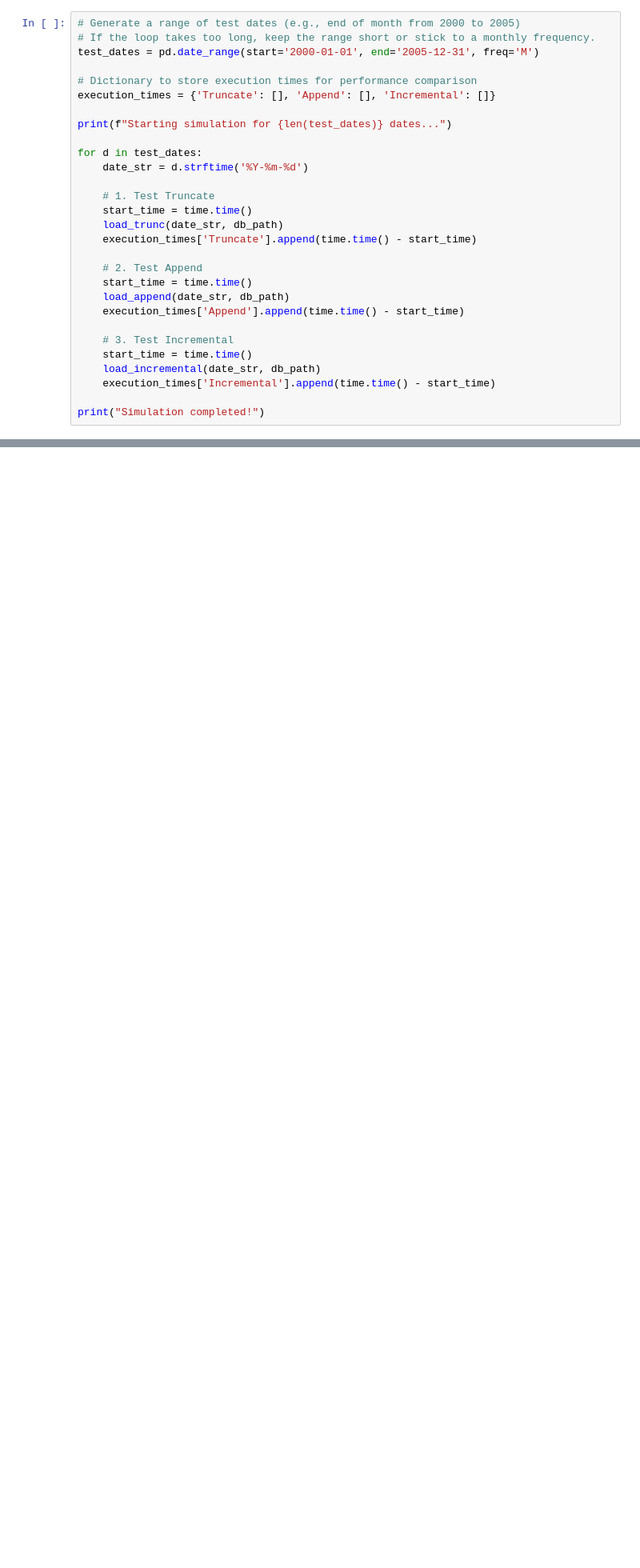
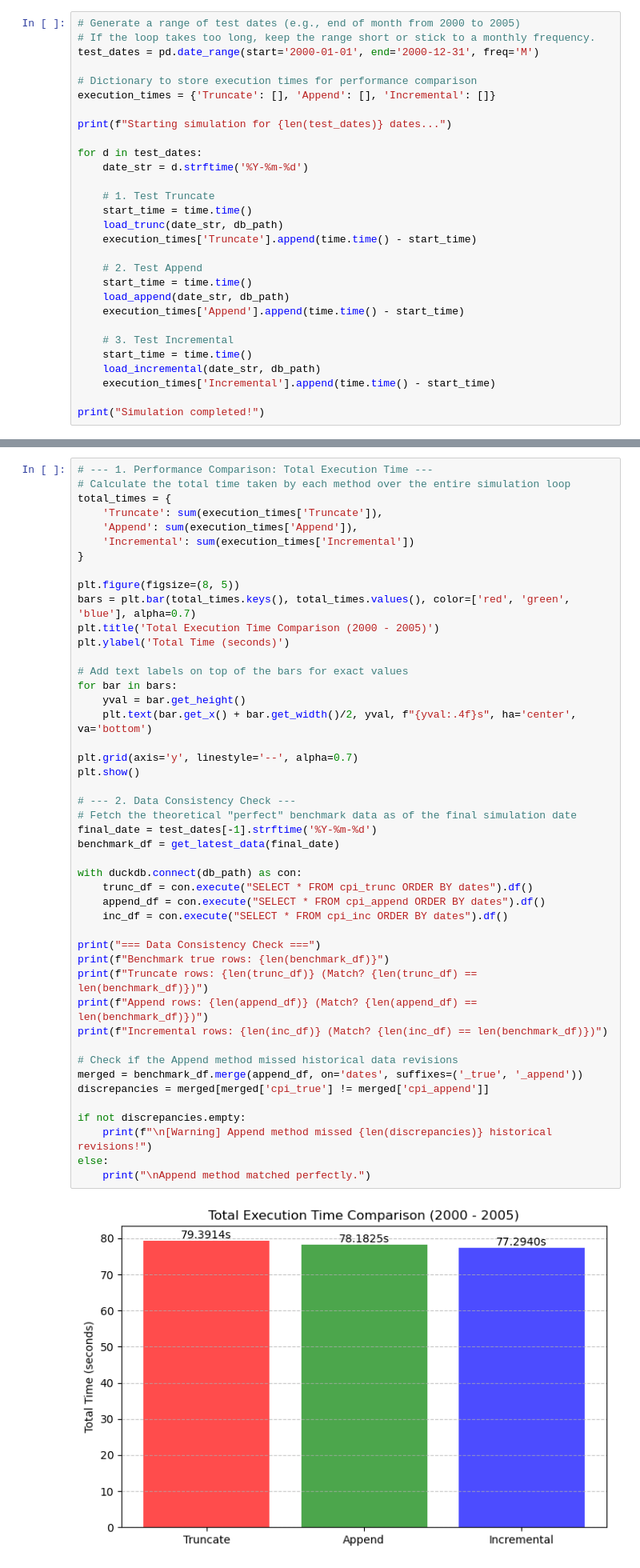
Before and after one commit to advanced-computing/Jing-Wuhao-api, a Jupyter notebook: simulation.ipynb, the cells around one changed output, grey strips where cells are left out. Shown at 80% size. Drawn from its saved outputs; the diff is of its cells as text; blank space fills up the shorter version.

Commit message:
update: rewrite simulation.ipynb with total time comparison and discussion

```diff
--- a/simulation.ipynb
+++ b/simulation.ipynb
@@ -25,7 +39,7 @@ ModuleNotFoundError: No module named 'duckdb'
 # %%
 # Generate a range of test dates (e.g., end of month from 2000 to 2005)
 # If the loop takes too long, keep the range short or stick to a monthly frequency.
-test_dates = pd.date_range(start='2000-01-01', end='2005-12-31', freq='M')
+test_dates = pd.date_range(start='2000-01-01', end='2000-12-31', freq='M')
 
 # Dictionary to store execution times for performance comparison
 execution_times = {'Truncate': [], 'Append': [], 'Incremental': []}
@@ -93,0 +86,48 @@ else:
+# %%
+# --- 1. Performance Comparison: Total Execution Time ---
+# Calculate the total time taken by each method over the entire simulation loop
+total_times = {
+    'Truncate': sum(execution_times['Truncate']),
+    'Append': sum(execution_times['Append']),
+    'Incremental': sum(execution_times['Incremental'])
+}
+
+plt.figure(figsize=(8, 5))
+bars = plt.bar(total_times.keys(), total_times.values(), color=['red', 'green', 'blue'], alpha=0.7)
+plt.title('Total Execution Time Comparison (2000 - 2005)')
+plt.ylabel('Total Time (seconds)')
+
+# Add text labels on top of the bars for exact values
+for bar in bars:
+    yval = bar.get_height()
+    plt.text(bar.get_x() + bar.get_width()/2, yval, f"{yval:.4f}s", ha='center', va='bottom')
+
+plt.grid(axis='y', linestyle='--', alpha=0.7)
+plt.show()
+
+# --- 2. Data Consistency Check ---
+# Fetch the theoretical "perfect" benchmark data as of the final simulation date
+final_date = test_dates[-1].strftime('%Y-%m-%d')
+benchmark_df = get_latest_data(final_date)
+
+with duckdb.connect(db_path) as con:
+    trunc_df = con.execute("SELECT * FROM cpi_trunc ORDER BY dates").df()
+    append_df = con.execute("SELECT * FROM cpi_append ORDER BY dates").df()
+    inc_df = con.execute("SELECT * FROM cpi_inc ORDER BY dates").df()
+
+print("=== Data Consistency Check ===")
+print(f"Benchmark true rows: {len(benchmark_df)}")
+print(f"Truncate rows: {len(trunc_df)} (Match? {len(trunc_df) == len(benchmark_df)})")
+print(f"Append rows: {len(append_df)} (Match? {len(append_df) == len(benchmark_df)})")
+print(f"Incremental rows: {len(inc_df)} (Match? {len(inc_df) == len(benchmark_df)})")
+
+# Check if the Append method missed historical data revisions
+merged = benchmark_df.merge(append_df, on='dates', suffixes=('_true', '_append'))
+discrepancies = merged[merged['cpi_true'] != merged['cpi_append']]
+
+if not discrepancies.empty:
+    print(f"\n[Warning] Append method missed {len(discrepancies)} historical revisions!")
+else:
+    print("\nAppend method matched perfectly.")
+# %% [output]
+[figure, added]
```
Also changed, not shown: parts of 5 cells of this notebook.
